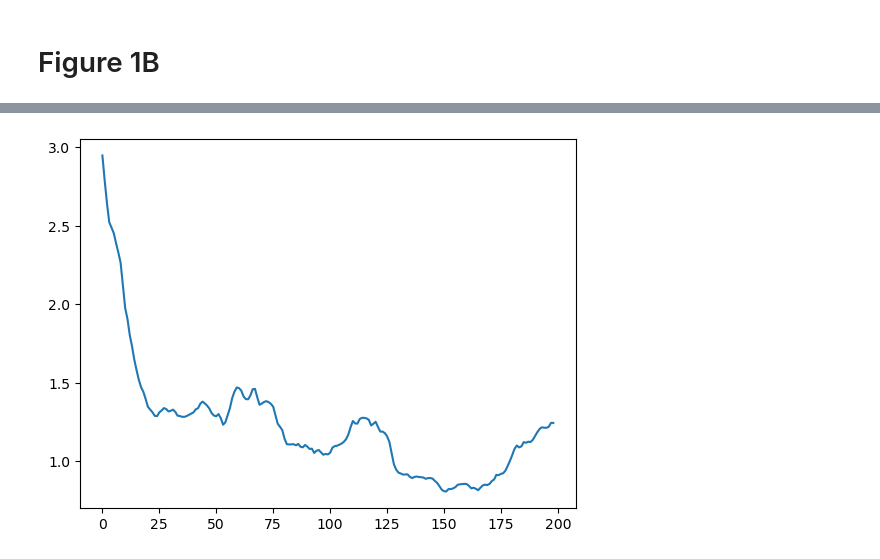
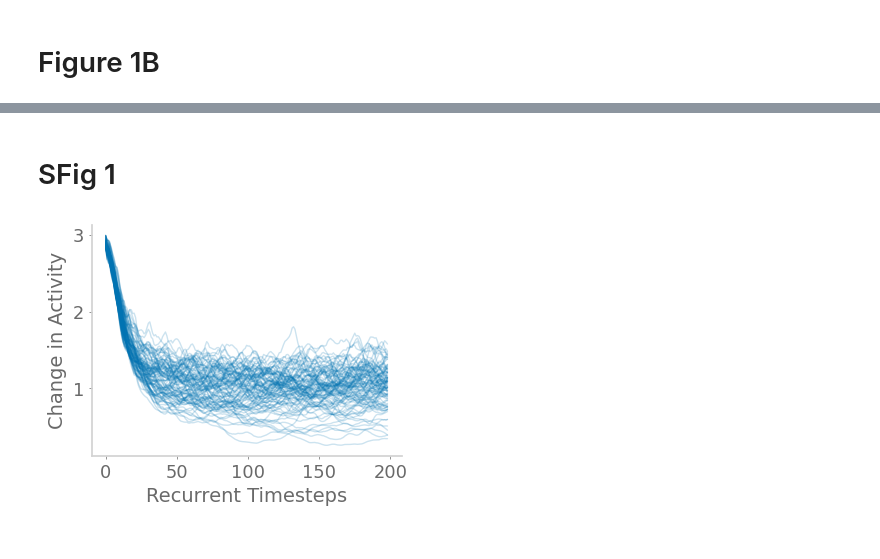
Before and after one commit to chingf/barcodes, a Jupyter notebook: Fig1-visualize-recurrence.ipynb, the cells around one changed output, grey strips where cells are left out. Saved outputs shown, nothing was run; the diff lists cells and outputs as text; code cells hidden in the pictures.

```diff
--- a/Fig1-visualize-recurrence.ipynb
+++ b/Fig1-visualize-recurrence.ipynb
@@ -75,13 +76,17 @@ for t in [0, 1, 2, 99]:
+# %% [markdown]
+# SFig 1
 # %%
-diffs = []
-s = num_states//2+10
-prev_act = acts_over_time[0, s]
-for t in range(1, 200):
-    curr_act = acts_over_time[t, s]
-    diffs.append(np.linalg.norm(curr_act - prev_act))
-    prev_act = curr_act
-plt.figure()
-plt.plot(diffs)
+plt.figure(figsize=(4,3))
+for s in range(100):
+    diffs = []
+    prev_act = acts_over_time[0, s]
+    for t in range(1, 200):
+        curr_act = acts_over_time[t, s]
+        diffs.append(np.linalg.norm(curr_act - prev_act))
+        prev_act = curr_act
+    plt.plot(diffs, color='C0', alpha=0.2)
+plt.xlabel('Recurrent Timesteps')
+plt.ylabel('Change in Activity')
 plt.show()
 # %% [output]
-[figure, old version]
+[figure, new version]
```
Also changed, not shown: parts of 5 cells of this notebook, 15 other files.
